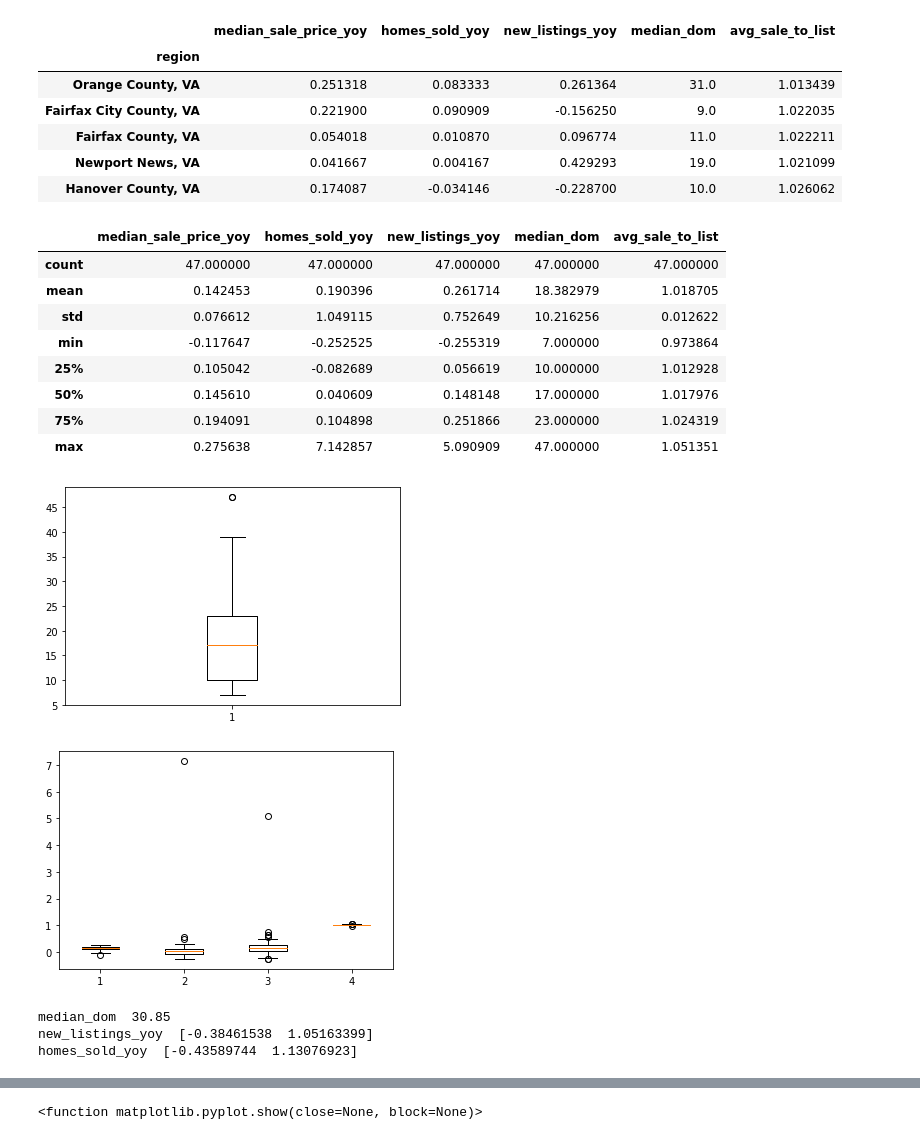
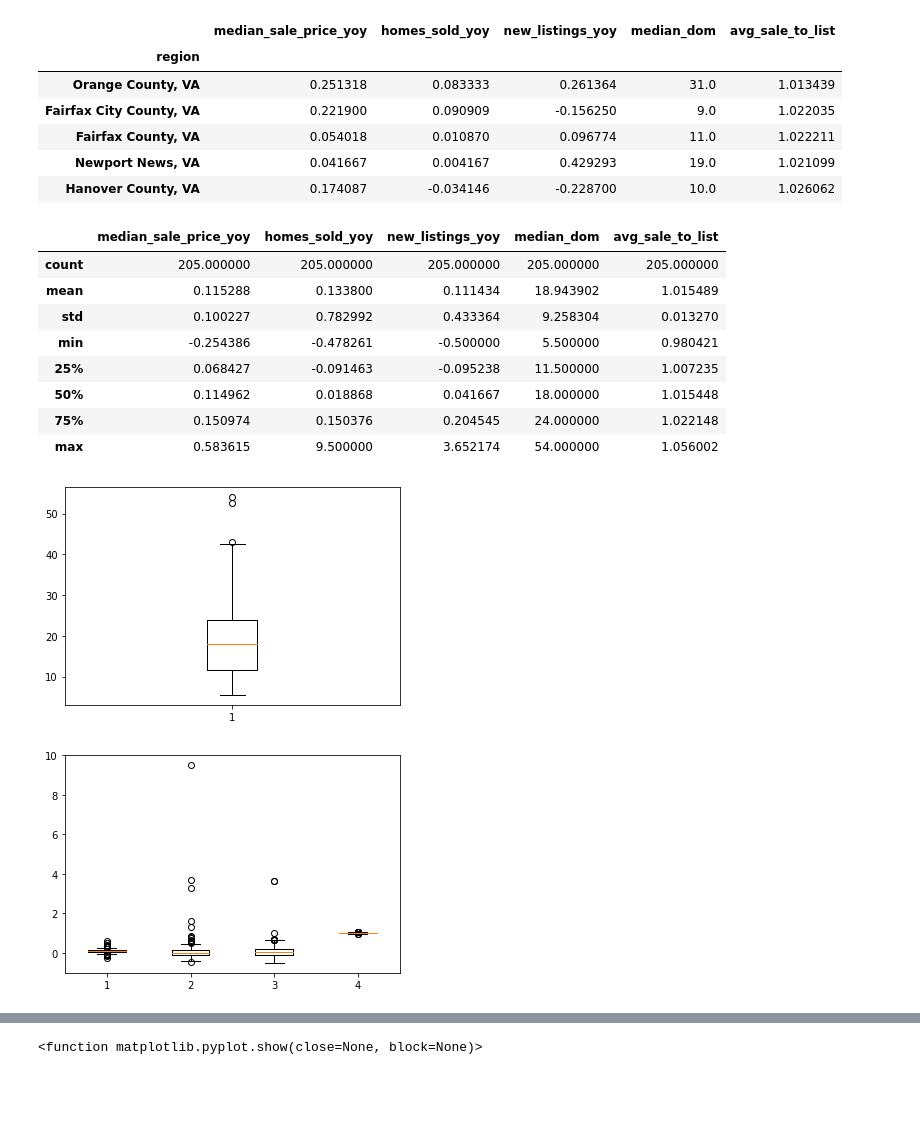
Before and after one commit to lrhf97/real_estate_neighborhood, a Jupyter notebook: real_estate_neighborhoods.ipynb, the cells around one changed output, grey strips where cells are left out. Saved outputs shown, nothing was run; the diff lists cells and outputs as text; code cells hidden in the pictures; blank space fills up the shorter version.

Commit message:
ran zip through chart process

```diff
--- a/real_estate_neighborhoods.ipynb
+++ b/real_estate_neighborhoods.ipynb
@@ -61,42 +61,26 @@ dfc.head()
 | Newport News, VA | 0.041667 | 0.004167 | 0.429293 | 19.0 | 1.021099 |
 | Hanover County, VA | 0.174087 | -0.034146 | -0.228700 | 10.0 | 1.026062 |
 # %%
-dfc.describe()
+dfz.describe()
 # %% [output]
 |  | median_sale_price_yoy | homes_sold_yoy | new_listings_yoy | median_dom | avg_sale_to_list |
-| count | 47.000000 | 47.000000 | 47.000000 | 47.000000 | 47.000000 |
-| mean | 0.142453 | 0.190396 | 0.261714 | 18.382979 | 1.018705 |
-| std | 0.076612 | 1.049115 | 0.752649 | 10.216256 | 0.012622 |
-| min | -0.117647 | -0.252525 | -0.255319 | 7.000000 | 0.973864 |
-| 25% | 0.105042 | -0.082689 | 0.056619 | 10.000000 | 1.012928 |
-| 50% | 0.145610 | 0.040609 | 0.148148 | 17.000000 | 1.017976 |
-| 75% | 0.194091 | 0.104898 | 0.251866 | 23.000000 | 1.024319 |
-| max | 0.275638 | 7.142857 | 5.090909 | 47.000000 | 1.051351 |
+| count | 205.000000 | 205.000000 | 205.000000 | 205.000000 | 205.000000 |
+| mean | 0.115288 | 0.133800 | 0.111434 | 18.943902 | 1.015489 |
+| std | 0.100227 | 0.782992 | 0.433364 | 9.258304 | 0.013270 |
+| min | -0.254386 | -0.478261 | -0.500000 | 5.500000 | 0.980421 |
+| 25% | 0.068427 | -0.091463 | -0.095238 | 11.500000 | 1.007235 |
+| 50% | 0.114962 | 0.018868 | 0.041667 | 18.000000 | 1.015448 |
+| 75% | 0.150974 | 0.150376 | 0.204545 | 24.000000 | 1.022148 |
+| max | 0.583615 | 9.500000 | 3.652174 | 54.000000 | 1.056002 |
 # %%
 fig, ax = plt.subplots()
-ax.boxplot(dfc['median_dom'])
+ax.boxplot(dfz['median_dom'])
 plt.show()
 # %% [output]
-[figure, old version]
+[figure, new version]
 # %%
 fig, ax = plt.subplots()
-ax.boxplot(dfc[['median_sale_price_yoy','homes_sold_yoy','new_listings_yoy', 'avg_sale_to_list']])
+ax.boxplot(dfz[['median_sale_price_yoy','homes_sold_yoy','new_listings_yoy', 'avg_sale_to_list']])
 plt.show()
 # %% [output]
-[figure, old version]
+[figure, new version]
-# %%
-percentiles = df['median_dom'].quantile([0.00,0.98]).values
-print('median_dom ',percentiles[1])
-df['median_dom'] = np.where(df['median_dom'] >= 34,percentiles[1],df['median_dom'])
-
-percentiles = df['new_listings_yoy'].quantile([0.00,0.99]).values
-print('new_listings_yoy ',percentiles)
-df['new_listings_yoy'] = np.where(df['new_listings_yoy'] >= 1.0,percentiles[1],df['new_listings_yoy'])
-
-percentiles = df['homes_sold_yoy'].quantile([0.00,0.99]).values
-print('homes_sold_yoy ',percentiles)
-df['homes_sold_yoy'] = np.where(df['homes_sold_yoy'] >= 1.3,percentiles[1],df['homes_sold_yoy'])
-# %% [output]
-median_dom  30.85
-new_listings_yoy  [-0.38461538  1.05163399]
-homes_sold_yoy  [-0.43589744  1.13076923]
```
Also changed, not shown: parts of 10 cells of this notebook, 2 other files.
